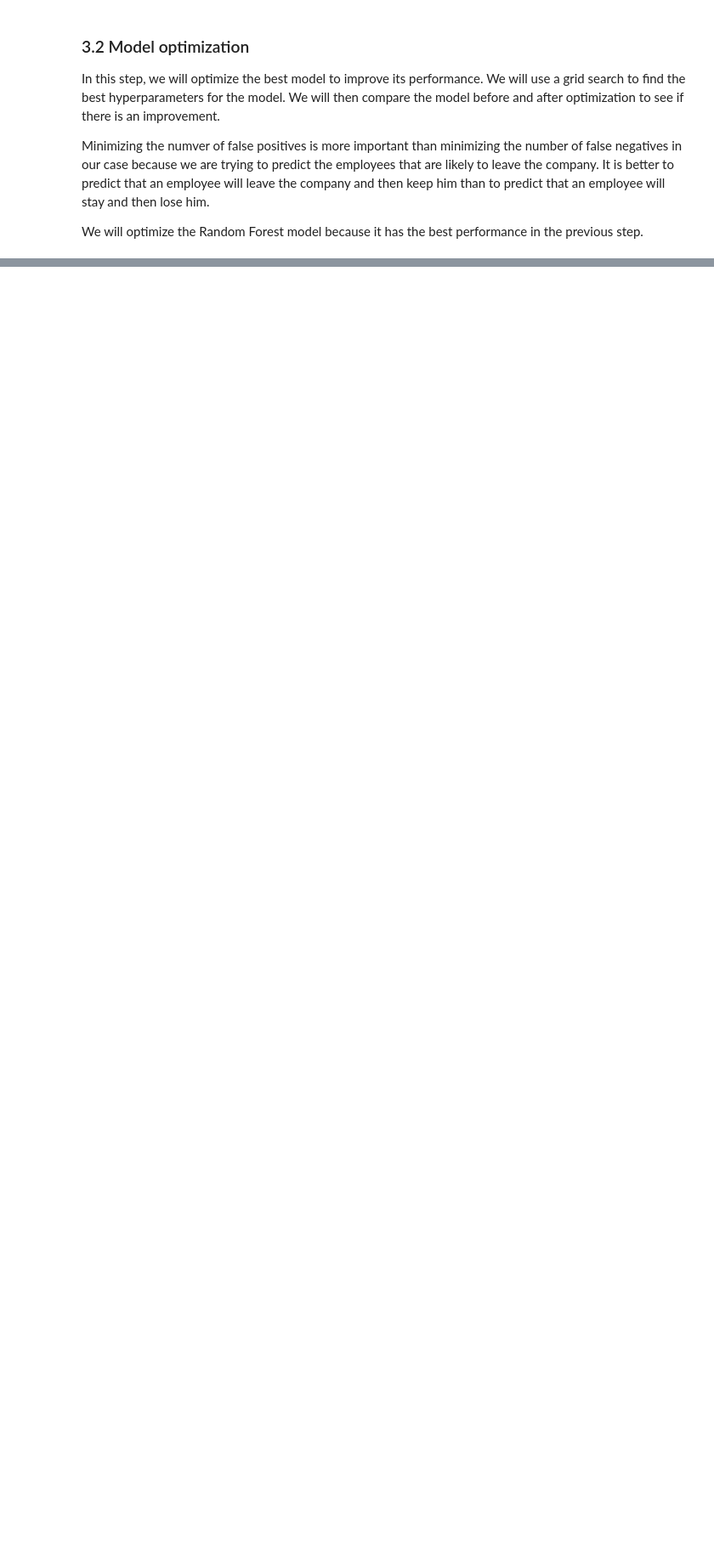
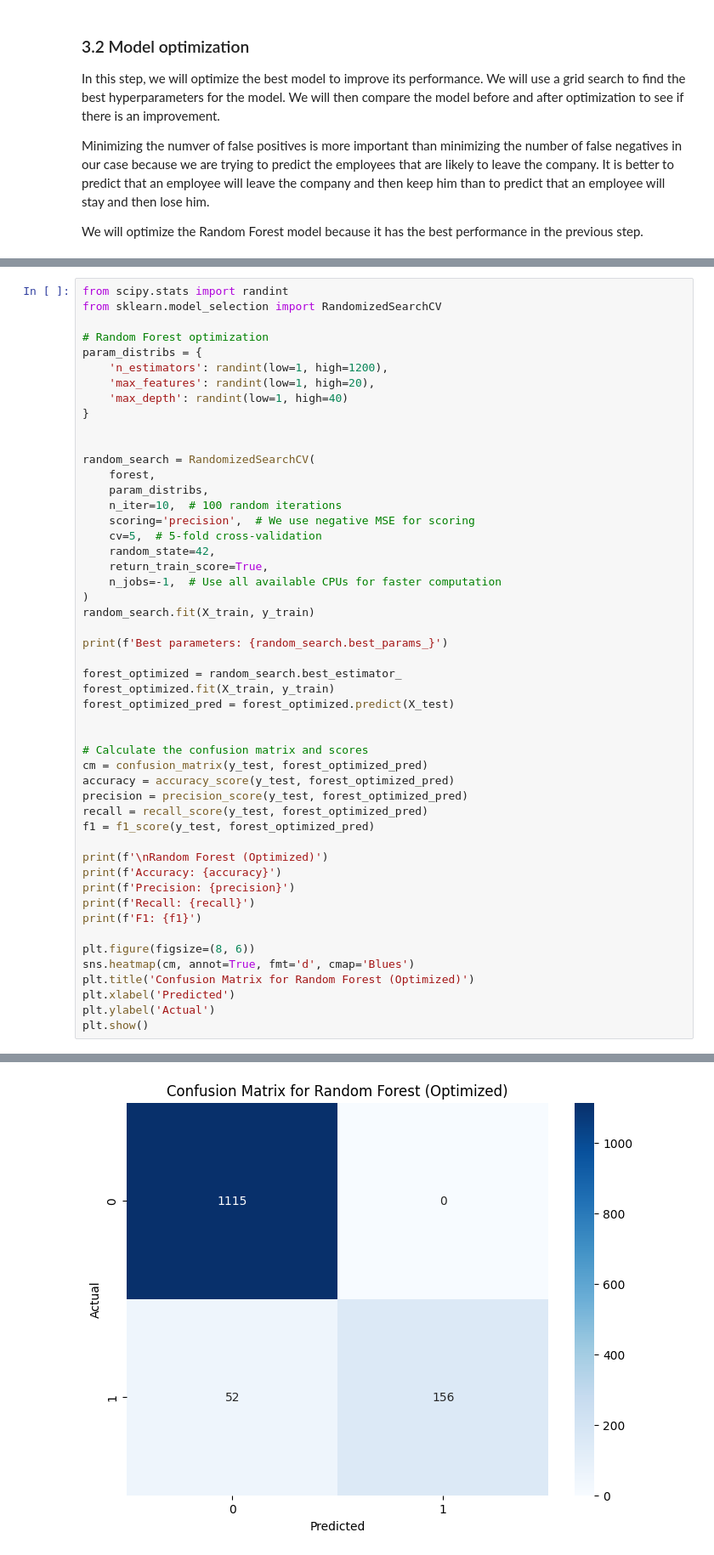
Before and after one commit to MaxMax6767/AI-Project, a Jupyter notebook: main non Ethic.ipynb, the cells around one changed output, grey strips where cells are left out. Shown at 85% size. Saved outputs shown, nothing was run; the diff lists cells and outputs as text; blank space fills up the shorter version.

Commit message:
main no ethic score models

```diff
--- a/main non Ethic.ipynb
+++ b/main non Ethic.ipynb
@@ -472,0 +487,51 @@ InvalidParameterError: The 'estimator' parameter of RandomizedSearchCV must be a
+# %%
+from scipy.stats import randint
+from sklearn.model_selection import RandomizedSearchCV
+
+# Random Forest optimization
+param_distribs = {
+    'n_estimators': randint(low=1, high=1200),
+    'max_features': randint(low=1, high=20),
+    'max_depth': randint(low=1, high=40)
+}
+
+
+random_search = RandomizedSearchCV(
+    forest,
+    param_distribs,
+    n_iter=10,  # 100 random iterations
+    scoring='precision',  # We use negative MSE for scoring
+    cv=5,  # 5-fold cross-validation
+    random_state=42,
+    return_train_score=True,
+    n_jobs=-1,  # Use all available CPUs for faster computation
+)
+random_search.fit(X_train, y_train)
+
+print(f'Best parameters: {random_search.best_params_}')
+
+forest_optimized = random_search.best_estimator_
+forest_optimized.fit(X_train, y_train)
+forest_optimized_pred = forest_optimized.predict(X_test)
+
+
+# Calculate the confusion matrix and scores
+cm = confusion_matrix(y_test, forest_optimized_pred)
+accuracy = accuracy_score(y_test, forest_optimized_pred)
+precision = precision_score(y_test, forest_optimized_pred)
+recall = recall_score(y_test, forest_optimized_pred)
+f1 = f1_score(y_test, forest_optimized_pred)
+
+print(f'\nRandom Forest (Optimized)')
+print(f'Accuracy: {accuracy}')
+print(f'Precision: {precision}')
+print(f'Recall: {recall}')
+print(f'F1: {f1}')
+
+plt.figure(figsize=(8, 6))
+sns.heatmap(cm, annot=True, fmt='d', cmap='Blues')
+plt.title('Confusion Matrix for Random Forest (Optimized)')
+plt.xlabel('Predicted')
+plt.ylabel('Actual')
+plt.show()
+# %% [output]
@@ -472,0 +545 @@ InvalidParameterError: The 'estimator' parameter of RandomizedSearchCV must be a
+[figure, added]
```
Also changed, not shown: parts of 12 cells of this notebook.
